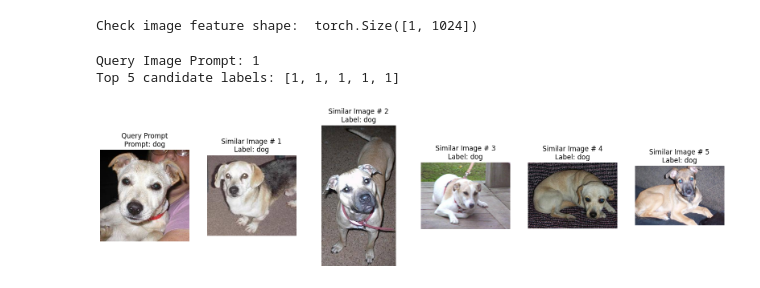
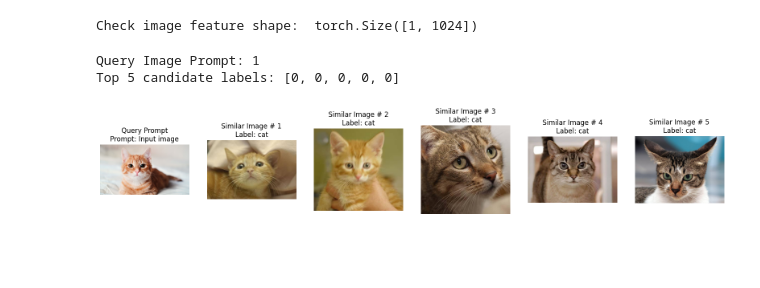
Before and after one commit to peak-pan/Pannathad_2024, a Jupyter notebook: MyLearning/ImageSearch/catsearch.ipynb, the cells around one changed output. Cells and saved outputs as stored; diff of their text form; code cells hidden in the pictures; blank space fills up the shorter version.

```diff
--- a/MyLearning/ImageSearch/catsearch.ipynb
+++ b/MyLearning/ImageSearch/catsearch.ipynb
@@ -182,3 +182,5 @@ test_sample
 # %% [output]
 Search for -  dog
 [figure]
+# %%
+im = Image.open("cat.jpg")
@@ -185,5 +197,5 @@ Search for -  dog
 # %%
-image_prompt = image = preprocess(test_sample).cuda().unsqueeze(0)
+image_prompt = image = preprocess(im).cuda().unsqueeze(0)
 image_feature = model.encode_image(image_prompt)
 image_feature /= image_feature.norm(dim=-1, keepdim=True)
 image_feature = image_feature.type(torch.DoubleTensor)
@@ -197,16 +209,16 @@ print(f"Query Image Prompt: {test_label}")
 print(f"Top 5 candidate labels: {sim_image_labels}")
 # %% [output]
 Query Image Prompt: 1
-Top 5 candidate labels: [1, 1, 1, 1, 1]
+Top 5 candidate labels: [0, 0, 0, 0, 0]
 # %%
 images = []; labels = []
 
 for id, label in zip(sim_image_ids, sim_image_labels):
     images.append(candidate_subset_emb[id]["image"])
     labels.append(candidate_subset_emb[id]["labels"])
 
-images.insert(0, test_sample)
-labels.insert(0, id2label[test_label])
+images.insert(0, im)
+labels.insert(0, 'Input image')
 plot_images(images, labels)
 # %% [output]
-[figure, old version]
+[figure, new version]
```
Also changed, not shown: parts of 3 cells of this notebook.
